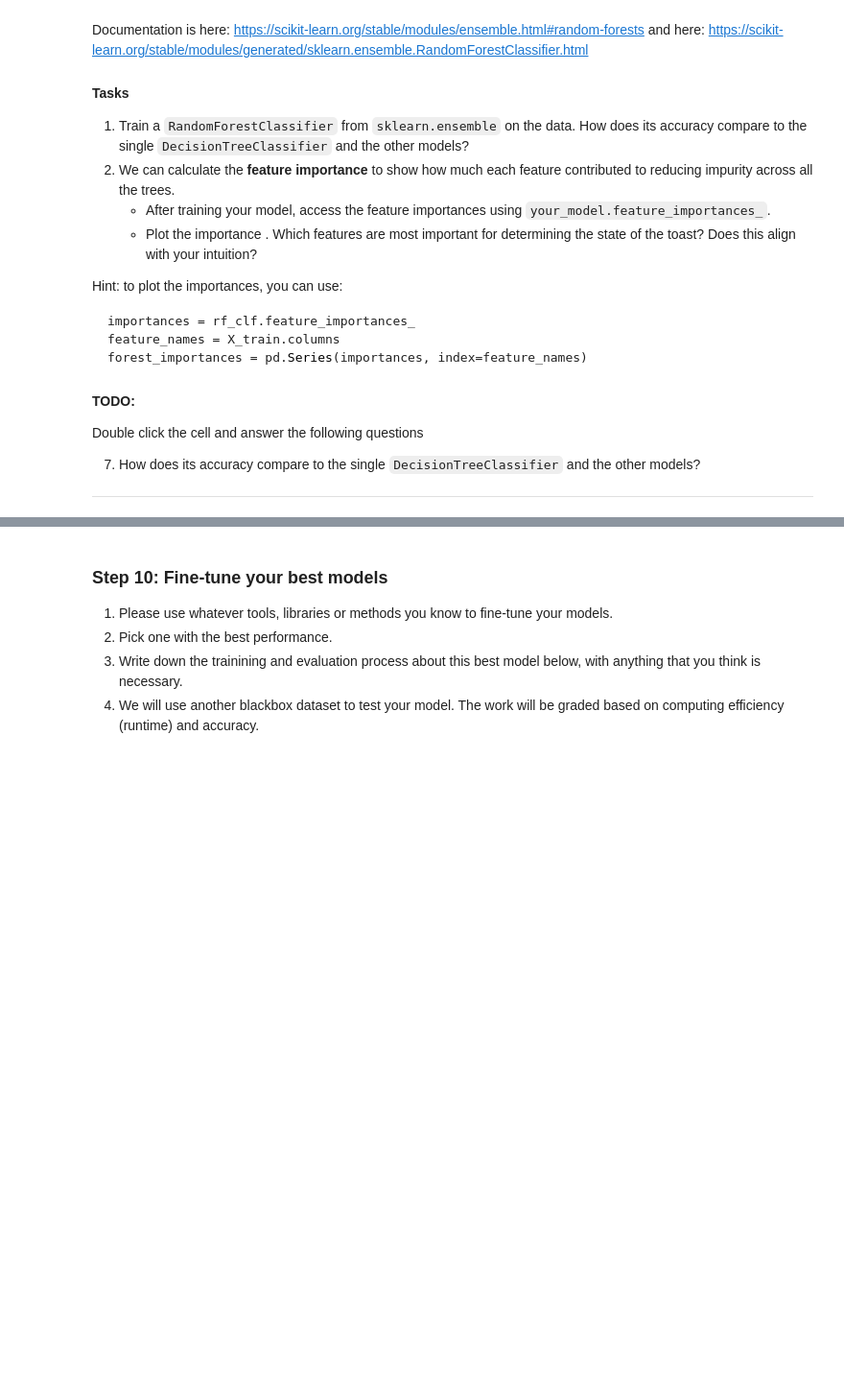
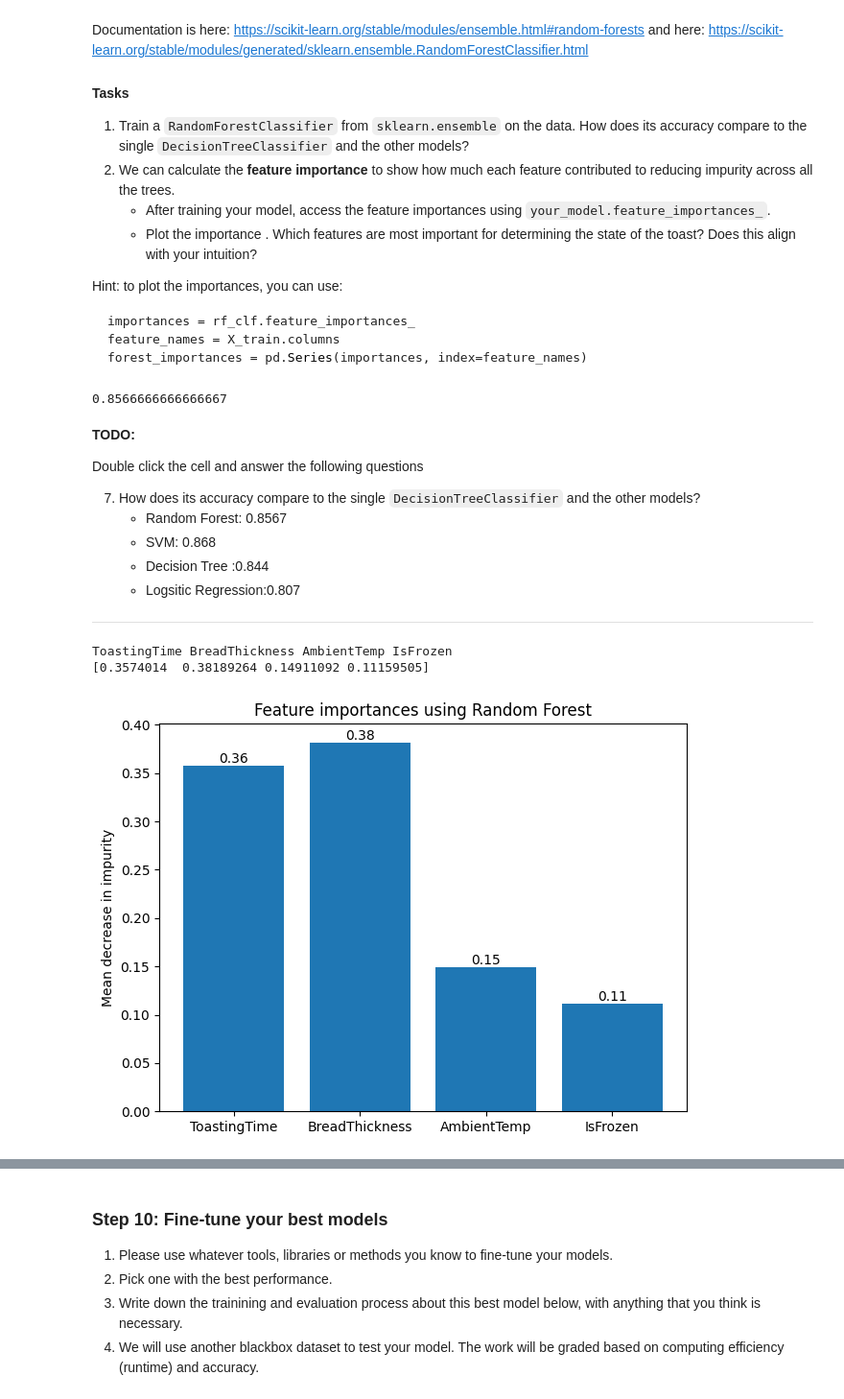
Before and after one commit to koilkl/ISDN3000C_Lab07_template, a Jupyter notebook: ISDN3000C_Lab07.ipynb, the cells around one changed output, grey strips where cells are left out. Shown at 96% size. Drawn from its saved outputs; the diff is of its cells as text; code cells hidden in the pictures; blank space fills up the shorter version.

```diff
--- a/ISDN3000C_Lab07.ipynb
+++ b/ISDN3000C_Lab07.ipynb
@@ -429,0 +554,10 @@ Documentation is here: https://scikit-learn.org/stable/modules/svm.html and here
+# %%
+# --- TODO: with the best kernel in last step, do more experiments with C parameter --- #
+best_kernel = 'linear'  # Assuming 'rbf' was the best kernel from previous results
+C_values = [0.01, 0.1,0.5, 1, 10,100]
+for C in C_values:
+    svm_clf = SVC(kernel=best_kernel, C=C, random_state=42)
+    svm_clf.fit(X_train, y_train)
+    svm_predictions = svm_clf.predict(X_test)
+    accuracy = accuracy_score(y_test, svm_predictions)
+    print(f"C: {C}, Accuracy: {accuracy}")
@@ -429,0 +571,11 @@ Documentation is here: https://scikit-learn.org/stable/modules/svm.html and here
+# %%
+# --- TODO: with the best set-up from previous steps, explore parameter gamma. --- #
+best_kernel = 'linear'  # Assuming 'linear' was the best kernel from previous results
+best_C = 0.1          # Assuming C=0.1 was the best from
+gamma_values = [ 0.1, 1, 10, 100]
+for gamma in gamma_values:
+    svm_clf = SVC(kernel=best_kernel, C=best_C, gamma=gamma, random_state=42)
+    svm_clf.fit(X_train, y_train)
+    svm_predictions = svm_clf.predict(X_test)
+    accuracy = accuracy_score(y_test, svm_predictions)
+    print(f"Gamma: {gamma}, Accuracy: {accuracy}")
@@ -508,15 +679,50 @@ forest_importances = pd.Series(importances, index=feature_names)
+# %%
+# --- TODO: Train a randowm forest classifier  --- #
+from sklearn.ensemble import RandomForestClassifier
+from sklearn.metrics import accuracy_score
+rf_clf = RandomForestClassifier(n_estimators=100, random_state=42)
+rf_clf.fit(X_train, y_train)
+rf_predictions = rf_clf.predict(X_test)
+
+rf_accuracy = accuracy_score(y_test, rf_predictions)
+print(rf_accuracy)
+# %% [output]
+0.8566666666666667
 # %% [markdown]
 **TODO:**
 
 Double click the cell and answer the following questions
 
 7. How does its accuracy compare to the single `DecisionTreeClassifier` and the other models?
-
+   - Random Forest: 0.8567
+   - SVM: 0.868
+   - Decision Tree :0.844
+   - Logsitic Regression:0.807
 
 
 ----
 # %%
 # --- TODO: find and visualize feature_importance of your model  --- #
+print('ToastingTime', 'BreadThickness', 'AmbientTemp', 'IsFrozen')
+print(rf_clf.feature_importances_)
+# %% [output]
+ToastingTime BreadThickness AmbientTemp IsFrozen
+[0.3574014  0.38189264 0.14911092 0.11159505]
+# %%
+import matplotlib.pyplot as plt
+importances = rf_clf.feature_importances_
+feature_names = X_train.columns
+forest_importances = pd.Series(importances, index=feature_names)
+fig, ax = plt.subplots()
+plt.bar(forest_importances.index, forest_importances.values)
+for uni in ax.patches:
+    plt.text(uni.get_x() + uni.get_width() / 2, uni.get_height(), f'{uni.get_height():.2f}', ha='center', va='bottom')
+ax.set_title("Feature importances using Random Forest")
+ax.set_ylabel("Mean decrease in impurity")
+fig.tight_layout()
+plt.show()
+# %% [output]
+[figure, added]
 # %% [markdown]
 **TODO:**
 
```
Also changed, not shown: parts of 38 cells of this notebook.
